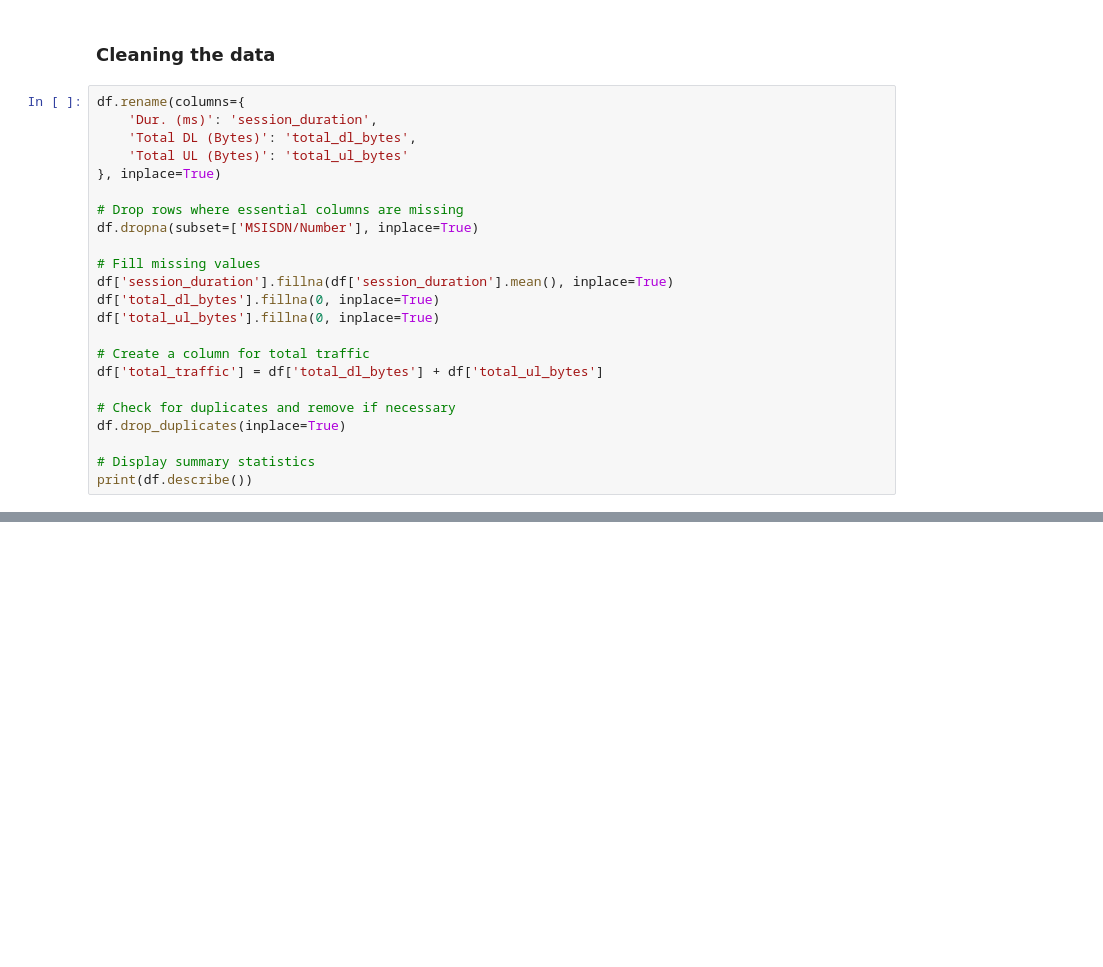
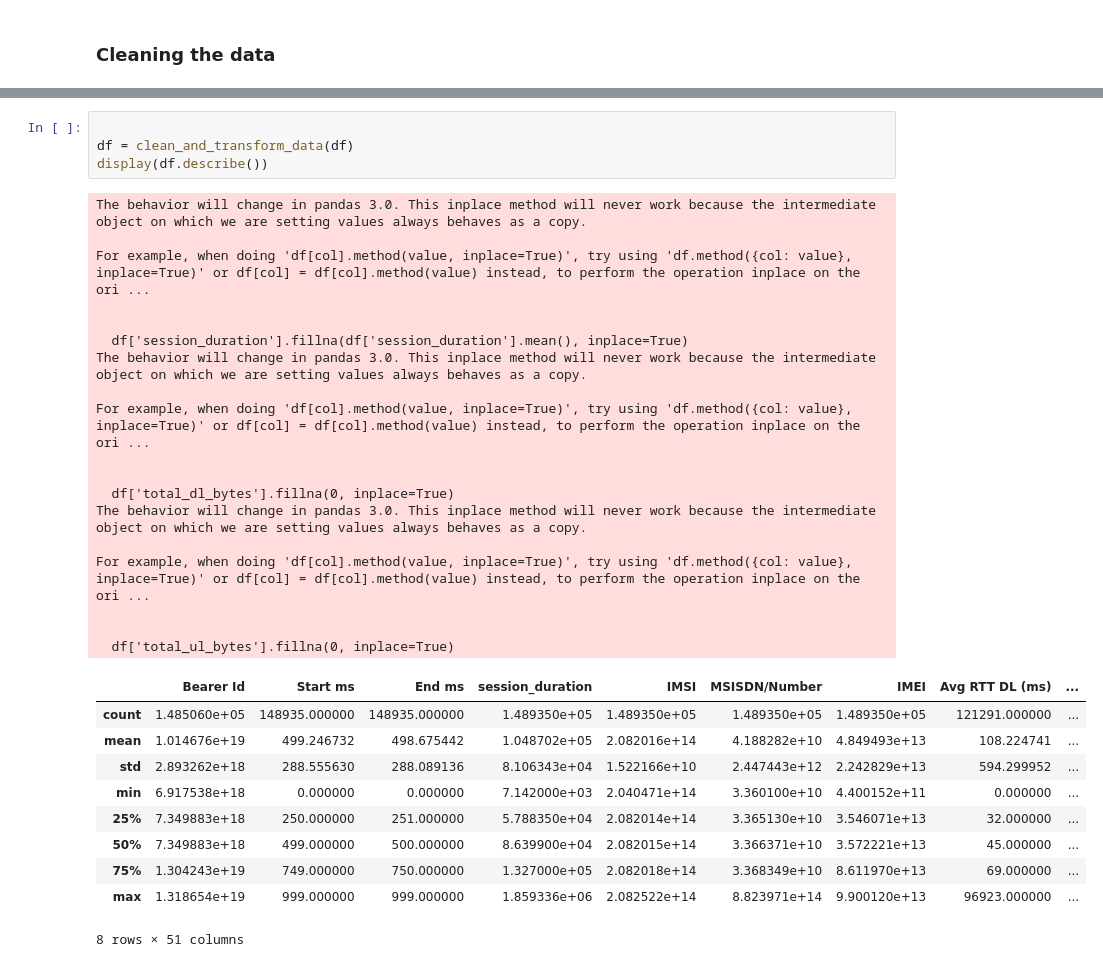
Before and after one commit to ElbetelTaye/Teleco_data_analysis, a Jupyter notebook: notebooks/Engagement_analysis.ipynb, the cells around one changed output, grey strips where cells are left out. Drawn from its saved outputs; the diff is of its cells as text; blank space fills up the shorter version.

```diff
--- a/notebooks/Engagement_analysis.ipynb
+++ b/notebooks/Engagement_analysis.ipynb
@@ -49,25 +24,2 @@ print(df.head())
 # %% [markdown]
 ### Cleaning the data
-# %%
-df.rename(columns={
-    'Dur. (ms)': 'session_duration',
-    'Total DL (Bytes)': 'total_dl_bytes',
-    'Total UL (Bytes)': 'total_ul_bytes'
-}, inplace=True)
-
-# Drop rows where essential columns are missing
-df.dropna(subset=['MSISDN/Number'], inplace=True)
-
-# Fill missing values
-df['session_duration'].fillna(df['session_duration'].mean(), inplace=True)
-df['total_dl_bytes'].fillna(0, inplace=True)
-df['total_ul_bytes'].fillna(0, inplace=True)
-
-# Create a column for total traffic
-df['total_traffic'] = df['total_dl_bytes'] + df['total_ul_bytes']
-
-# Check for duplicates and remove if necessary
-df.drop_duplicates(inplace=True)
-
-# Display summary statistics
-print(df.describe())
@@ -109,0 +26,33 @@ max      9.029696e+08   9.559848e+08
+# %%
+
+df = clean_and_transform_data(df)
+display(df.describe())
+# %% [output]
+The behavior will change in pandas 3.0. This inplace method will never work because the intermediate object on which we are setting values always behaves as a copy.
+
+For example, when doing 'df[col].method(value, inplace=True)', try using 'df.method({col: value}, inplace=True)' or df[col] = df[col].method(value) instead, to perform the operation inplace on the ori ...
+
+
+  df['session_duration'].fillna(df['session_duration'].mean(), inplace=True)
+The behavior will change in pandas 3.0. This inplace method will never work because the intermediate object on which we are setting values always behaves as a copy.
+
+For example, when doing 'df[col].method(value, inplace=True)', try using 'df.method({col: value}, inplace=True)' or df[col] = df[col].method(value) instead, to perform the operation inplace on the ori ...
+
+
+  df['total_dl_bytes'].fillna(0, inplace=True)
+The behavior will change in pandas 3.0. This inplace method will never work because the intermediate object on which we are setting values always behaves as a copy.
+
+For example, when doing 'df[col].method(value, inplace=True)', try using 'df.method({col: value}, inplace=True)' or df[col] = df[col].method(value) instead, to perform the operation inplace on the ori ...
+
+
+  df['total_ul_bytes'].fillna(0, inplace=True)
+|  | Bearer Id | Start ms | End ms | session_duration | IMSI | MSISDN/Number | IMEI | Avg RTT DL (ms) | ... |
+| count | 1.485060e+05 | 148935.000000 | 148935.000000 | 1.489350e+05 | 1.489350e+05 | 1.489350e+05 | 1.489350e+05 | 121291.000000 | ... |
+| mean | 1.014676e+19 | 499.246732 | 498.675442 | 1.048702e+05 | 2.082016e+14 | 4.188282e+10 | 4.849493e+13 | 108.224741 | ... |
+| std | 2.893262e+18 | 288.555630 | 288.089136 | 8.106343e+04 | 1.522166e+10 | 2.447443e+12 | 2.242829e+13 | 594.299952 | ... |
+| min | 6.917538e+18 | 0.000000 | 0.000000 | 7.142000e+03 | 2.040471e+14 | 3.360100e+10 | 4.400152e+11 | 0.000000 | ... |
+| 25% | 7.349883e+18 | 250.000000 | 251.000000 | 5.788350e+04 | 2.082014e+14 | 3.365130e+10 | 3.546071e+13 | 32.000000 | ... |
+| 50% | 7.349883e+18 | 499.000000 | 500.000000 | 8.639900e+04 | 2.082015e+14 | 3.366371e+10 | 3.572221e+13 | 45.000000 | ... |
+| 75% | 1.304243e+19 | 749.000000 | 750.000000 | 1.327000e+05 | 2.082018e+14 | 3.368349e+10 | 8.611970e+13 | 69.000000 | ... |
+| max | 1.318654e+19 | 999.000000 | 999.000000 | 1.859336e+06 | 2.082522e+14 | 8.823971e+14 | 9.900120e+13 | 96923.000000 | ... |
+8 rows × 51 columns
```
Also changed, not shown: parts of 6 cells of this notebook, 3 other files.
